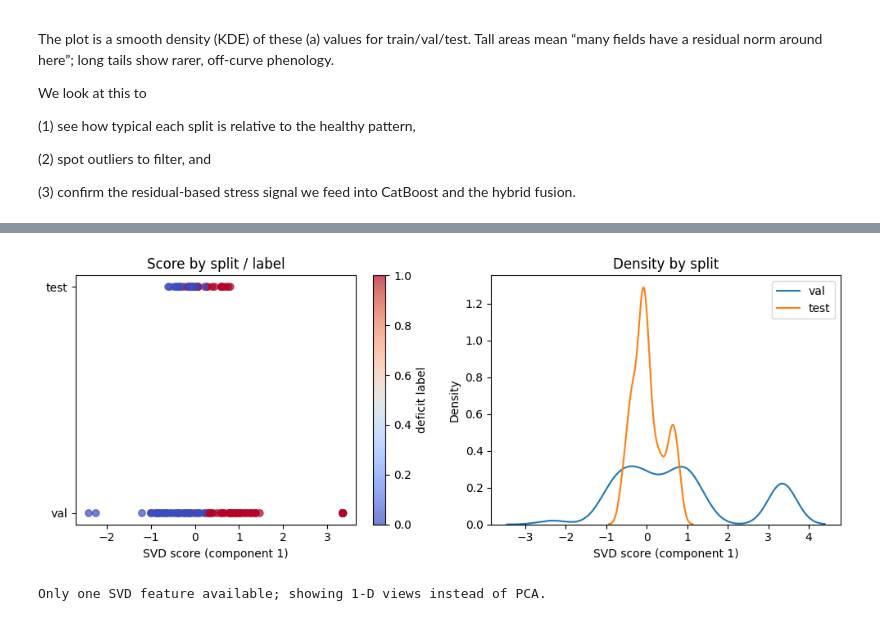
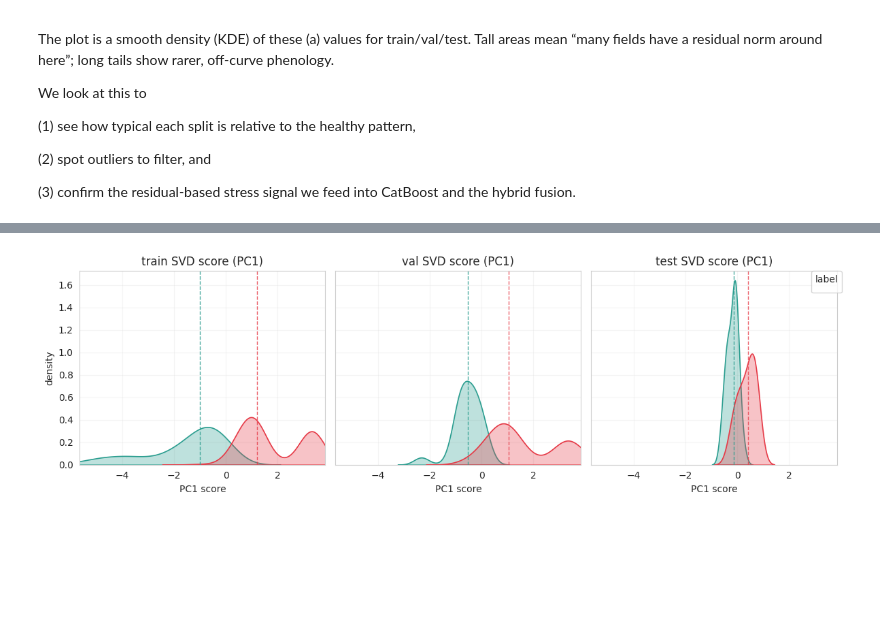
Before and after one commit to hmeyer8/Nitrogen-Deficiency, a Jupyter notebook: notebooks/03_feature_visualization.ipynb, the cells around one changed output, grey strips where cells are left out. Saved outputs shown, nothing was run; the diff lists cells and outputs as text; code cells hidden in the pictures; blank space fills up the shorter version.

```diff
--- a/notebooks/03_feature_visualization.ipynb
+++ b/notebooks/03_feature_visualization.ipynb
@@ -56,12 +72,12 @@ We look at this to
 (3) confirm the residual-based stress signal we feed into CatBoost and the hybrid fusion.
 # %%
 # Residual distributions
-plt.figure(figsize=(6,4))
-sns.kdeplot(res_tr, label='train', bw_adjust=0.7)
-sns.kdeplot(res_val, label='val', bw_adjust=0.7)
-sns.kdeplot(res_te, label='test', bw_adjust=0.7)
+plt.figure(figsize=(7, 4))
+for split, color in zip(splits, ['#577590', '#f3a712', '#43aa8b']):
+    sns.kdeplot(residuals[split], label=split, bw_adjust=0.8)
 plt.title('Residual norm distribution')
-plt.legend()
+plt.xlabel('Residual norm (L2)')
+plt.legend(title='split')
 plt.tight_layout()
 plt.show()
 # %% [output]
@@ -69,37 +85,49 @@ plt.show()
 # %%
-# SVD score visualization (train+test)
-# If only one feature is available, use a 1-D view instead of forcing PCA
-X = np.vstack([svd_scores_tr, svd_scores_te])
-labels = np.concatenate([y_tr, y_te])
-splits = np.array(['train']*len(y_tr) + ['test']*len(y_te))
-
-n_features = X.shape[1]
+# SVD score visualization (train/val/test)
+# If only one feature is available, show per-split KDEs with shared limits
+X = np.vstack([svd_scores[s] for s in splits])
+labels_array = stack_by_split(labels)
+split_array = split_column
 
 if n_features >= 2:
     pca = PCA(n_components=2)
     Z = pca.fit_transform(X)
-    plt.figure(figsize=(6,5))
-    for split in ['train','test']:
-        mask = splits==split
-        plt.scatter(Z[mask,0], Z[mask,1], c=labels[mask], cmap='coolwarm', alpha=0.6, label=split)
-    plt.colorbar(label='deficit label')
-    plt.title('PCA of SVD scores (train/test)')
-    plt.xlabel('Component 1')
-    plt.ylabel('Component 2')
-    plt.legend()
+    embed_df = pd.DataFrame({
+        'pc1': Z[:, 0],
+        'pc2': Z[:, 1],
+        'split': split_array,
+        'label_name': np.where(labels_array == 1, 'deficit', 'healthy'),
+    })
+    plt.figure(figsize=(7, 5))
+    sns.scatterplot(
+        data=embed_df, x='pc1', y='pc2',
+        hue='label_name', style='split',
+        palette=label_palette, alpha=0.7, s=55
+    )
+    plt.title('PCA of SVD scores by split/label')
     plt.tight_layout()
     plt.show()
 else:
-    # One feature: show distributions and mean difference
-    plt.figure(figsize=(6,4))
-    sns.kdeplot(svd_scores_tr[:,0], label='train')
-    sns.kdeplot(svd_scores_te[:,0], label='test')
-    plt.title('SVD score (PC1) distribution')
-    plt.xlabel('PC1 score')
-    plt.legend()
+    lo, hi = np.percentile(df_all['svd_score'], [1, 99])
+    pad = 0.5
+    xlim = (lo - pad, hi + pad)
+    fig, axes = plt.subplots(1, 3, figsize=(12, 3.8), sharey=True)
+    for ax, split in zip(axes, splits):
+        subset = df_all[df_all.split == split]
+        for label_name, color in label_palette.items():
+            sublab = subset[subset.label_name == label_name]['svd_score']
+            if len(sublab) == 0:
+                continue
+            sns.kdeplot(sublab, fill=True, alpha=0.3, bw_adjust=1.1, color=color, linewidth=1.2, ax=ax)
+            ax.axvline(sublab.median(), color=color, linestyle='--', alpha=0.8, linewidth=1.0)
+        ax.set_title(f"{split} SVD score (PC1)")
+        ax.set_xlim(xlim)
+        ax.set_xlabel('PC1 score')
+        ax.grid(alpha=0.2)
+    axes[0].set_ylabel('density')
+    axes[-1].legend(title='label', bbox_to_anchor=(1.02, 1), borderaxespad=0)
     plt.tight_layout()
     plt.show()
 # %% [output]
-[figure, old version]
+[figure, new version]
-Only one SVD feature available; showing 1-D views instead of PCA.
 # %%
```
Also changed, not shown: parts of 8 cells of this notebook, 2 other files.
